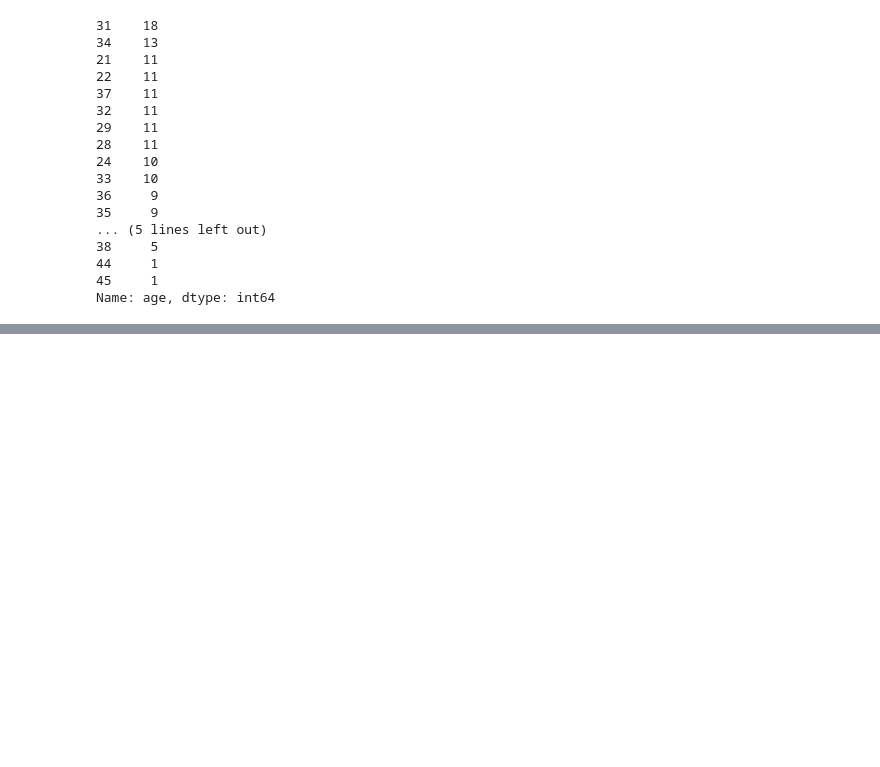
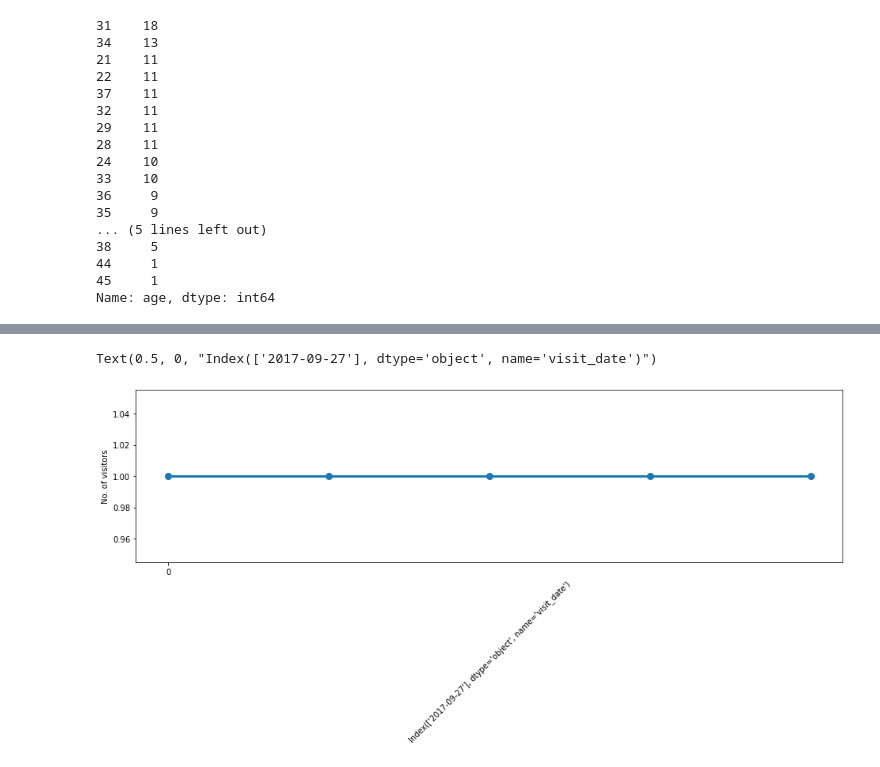
Before and after one commit to dnlsyfq/py_dataanalystpath, a Jupyter notebook: workbook.ipynb, the cells around one changed output, grey strips where cells are left out. Saved outputs shown, nothing was run; the diff lists cells and outputs as text; code cells hidden in the pictures; blank space fills up the shorter version.

```diff
--- a/workbook.ipynb
+++ b/workbook.ipynb
@@ -122,0 +149,15 @@ df.head()
+# %%
+plt.figure(figsize=(16,4))
+ax = plt.subplot()
+plt.plot(
+    by_day.values,
+    marker="o",
+    markersize=8,
+    linewidth=3
+)
+plt.ylabel('No. of visitors')
+ax.set_xticks(range(len(by_day))[::8])
+ax.set_xlabel(by_day.index[::8],rotation=45)
+# %% [output]
+Text(0.5, 0, "Index(['2017-09-27'], dtype='object', name='visit_date')")
+[figure, added]
```
Also changed, not shown: parts of 9 cells of this notebook, 1 other file.
